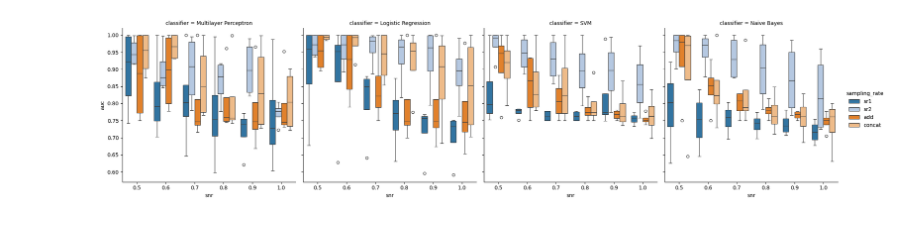
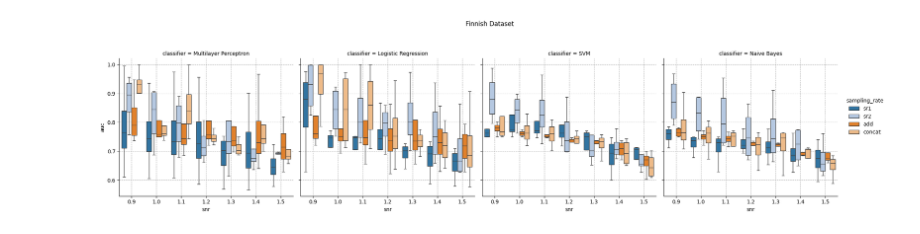
Before and after one commit to neuroneural/undersampling-project, a Jupyter notebook: OULU/python-scripts/test_kfcv.ipynb, the cells around one changed output. Cells and saved outputs as stored; diff of their text form; code cells hidden in the pictures.

```diff
--- a/OULU/python-scripts/test_kfcv.ipynb
+++ b/OULU/python-scripts/test_kfcv.ipynb
@@ -565,7 +559,7 @@ plt.show()
 #############################
 #   TR=100ms
 #############################
-logging.info(f'\n\n\n\n START POLYSSIFIER FOR TR=100ms snr {SNR} scalar {scalar} noise_ix {noise_ix}')
+logging.info(f'\n\n\n\n START POLYSSIFIER FOR TR=100ms snr {SNR} noise_ix {noise_ix}')
 group_tr100 = tr100_df['subject']
 y_tr100 = tr100_df['target']
 y_tr100 = np.array([str(entry) for entry in y_tr100])
@@ -585,7 +579,6 @@ for classifier in report1.scores.columns.levels[0]:
                             'burnin': burn,
                             'noise_no': noise_ix,
                             'snr': SNR,
-                            'scalar': scalar,
                             'classifier': classifier,
                             'test_scores': report1.scores[classifier, 'test'],
                             'target': report1.target,
@@ -648,7 +624,7 @@ Voting                train  0.971484  0.048951  0.898214  1.000000
 #############################
 #   TR=2150ms
 #############################
-logging.info(f'\n\n\n\n START POLYSSIFIER FOR TR=2150ms snr {SNR} scalar {scalar} noise_ix {noise_ix}')
+logging.info(f'\n\n\n\n START POLYSSIFIER FOR TR=2150ms snr {SNR} noise_ix {noise_ix}')
 group_tr2150 = tr2150_df['subject']
 y_tr2150 = tr2150_df['target']
 y_tr2150 = np.array([str(entry) for entry in y_tr2150])
@@ -668,7 +644,6 @@ for classifier in report2.scores.columns.levels[0]:
                             'burnin': burn,
                             'noise_no': noise_ix,
                             'snr': SNR,
-                            'scalar': scalar,
                             'classifier': classifier,
                             'test_scores': report2.scores[classifier, 'test'],
                             'target': report2.target,
@@ -733,7 +708,7 @@ Voting                train  1.000000  0.000000  1.000000  1.000000
 #############################
 #   CONCAT
 #############################
-logging.info(f'\n\n\n\n START POLYSSIFIER FOR CONCAT snr {SNR} scalar {scalar} noise_ix {noise_ix}')
+logging.info(f'\n\n\n\n START POLYSSIFIER FOR CONCAT snr {SNR} noise_ix {noise_ix}')
 group_concat = concat_df['subject']
 y_concat = concat_df['target']
 y_concat = np.array([str(entry) for entry in y_concat])
@@ -753,7 +728,6 @@ for classifier in report3.scores.columns.levels[0]:
                             'burnin': burn,
                             'noise_no': noise_ix,
                             'snr': SNR,
-                            'scalar': scalar,
                             'classifier': classifier,
                             'test_scores': report3.scores[classifier, 'test'],
                             'target': report3.target,
@@ -817,7 +791,7 @@ Voting                train  1.000000  0.000000  1.000000  1.000000
 #############################
 #   ADD
 #############################
-logging.info(f'\n\n\n\n START POLYSSIFIER FOR ADD snr {SNR} scalar {scalar} noise_ix {noise_ix}')
+logging.info(f'\n\n\n\n START POLYSSIFIER FOR ADD snr {SNR} noise_ix {noise_ix}')
 group_add = add_df['subject']
 y_add = add_df['target']
 y_add = np.array([str(entry) for entry in y_add])
@@ -837,7 +811,6 @@ for classifier in report4.scores.columns.levels[0]:
                             'burnin': burn,
                             'noise_no': noise_ix,
                             'snr': SNR,
-                            'scalar': scalar,
                             'classifier': classifier,
                             'test_scores': report4.scores[classifier, 'test'],
                             'target': report4.target,
@@ -928,8 +893,7 @@ import os
 import glob
 import pandas as pd
 
-#pkl_dir = '/data/users2/jwardell1/undersampling-project/HCP/pkl-files'
-pkl_dir = '/data/users2/jwardell1/undersampling-project/OULU/pkl-files'
+pkl_dir = '/data/users2/jwardell1/undersampling-project/OULU/pkl-files/2'
 
 # Read and concatenate sr1 data
 joined_files = os.path.join(pkl_dir, 'sr1_*.pkl')
@@ -993,12 +957,6 @@ import matplotlib.pyplot as plt
 
 
 dfs = [mlp_df, lr_df, svm_df, nb_df]
-
-
-snr_levels = [0.5, 0.6, 0.7, 0.8, 0.9, 1.0]
-
-
-
 classifiers = ['Multilayer Perceptron', 'Logistic Regression', 'SVM', 'Naive Bayes']
 sampling_rates = ['sr1', 'sr2', 'add', 'concat']
 hue_order = sampling_rates
@@ -1006,6 +964,14 @@ palette = { item: plt.cm.tab20(i) for i, item in enumerate(sampling_rates)}
 
 # Combine all dataframes into one dataframe for plotting
 combined_df = pd.concat(dfs)
+
+#snr_levels = [0.5 , 0.6 , 0.7 , 0.8 , 0.9 , 1.0 , 1.1 , 1.2 , 1.3 , 1.4 , 1.5 , 1.6 , 1.7 , 1.8 , 1.9 , 2.0]
+snr_levels = [ 0.9 , 1.0 , 1.1 , 1.2 , 1.3 , 1.4 , 1.5]
+
+
+
+
+
 
 # Plot all boxplots in one plot using catplot
 ax = sns.catplot(
@@ -1018,12 +984,13 @@ ax = sns.catplot(
     data=combined_df,
     kind="box",
     palette=palette,
-    showfliers=True,
+    showfliers=False
 )
+# Set the title of the main plot with some padding
+ax.fig.suptitle("Finnish Dataset", y=1.05)
 
-
-
-
-#plt.savefig('all_oulu_5-2.png')
-#plt.savefig('all_hcp_5-2.png')
+# Adjust the spacing between the main title and the columns
+plt.subplots_adjust(top=0.85)
+for axes in ax.axes.flat:
+    axes.grid(True, which='both', axis='both', linestyle='--')
 # %% [output]
@@ -1032 +997 @@ ax = sns.catplot(
-[figure, old version]
+[figure, new version]
```
Also changed, not shown: parts of 22 cells of this notebook, 8 other files.
